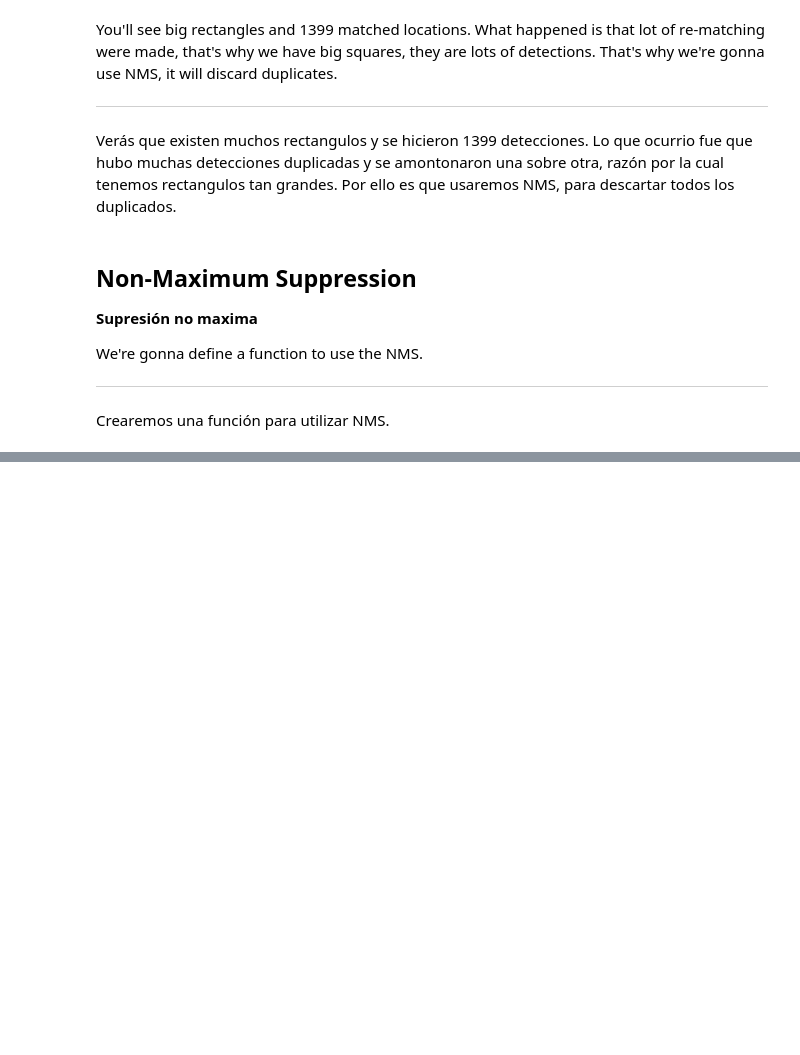
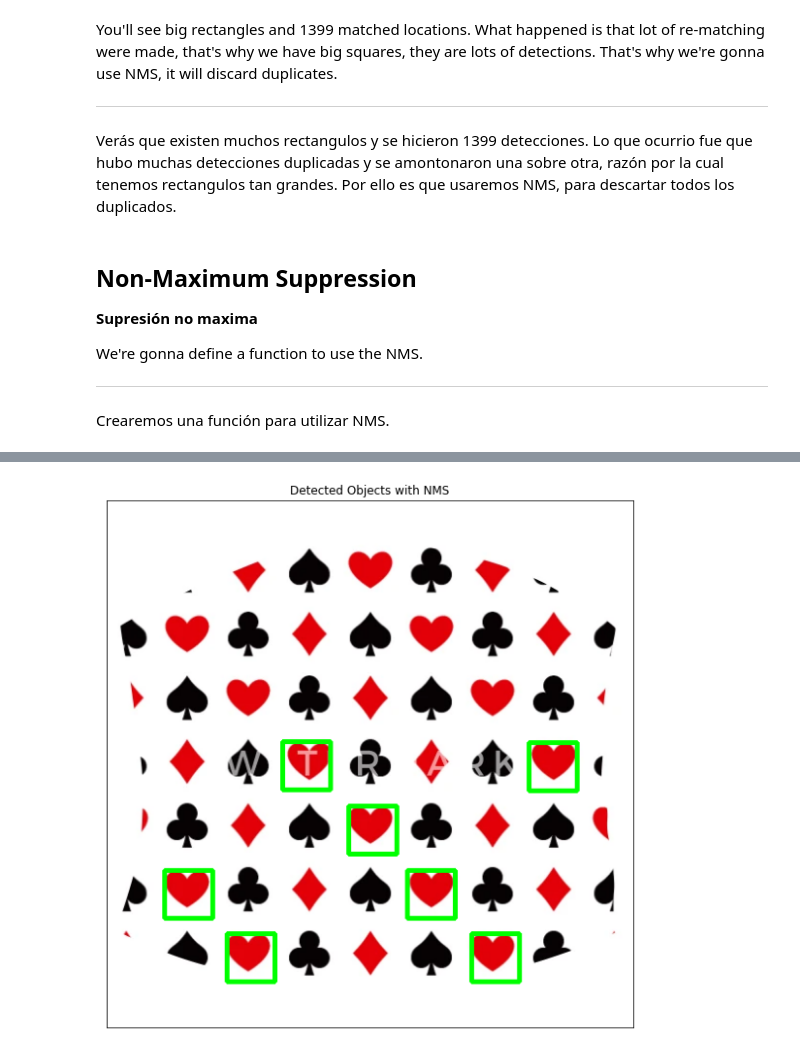
Before and after one commit to Cachemarra/ComputerVision, a Jupyter notebook: template-matching/template-matching.ipynb, the cells around one changed output, grey strips where cells are left out. Drawn from its saved outputs; the diff is of its cells as text; code cells hidden in the pictures; blank space fills up the shorter version.

Commit message:
Finalized template-matching.ipynb

```diff
--- a/template-matching/template-matching.ipynb
+++ b/template-matching/template-matching.ipynb
@@ -240,0 +239,32 @@ def non_max_supression(boxes: np.ndarray, overlapThresh=0.6) -> np.ndarray:
+# %%
+#%% Using the NMS algorithm
+
+# Initializing our list of rectangles and a new clone
+rects = []
+del clone; clone = image.copy()
+
+# Loop over the starting (x, y)-coordinates of the bounding boxes
+for (x, y) in zip(x_coord, y_coord):
+    # Update our list of rectangles
+    rects.append((x, y, x + tW, y + tH))
+
+# Apply the NMS algorithm
+# Aplicando el algoritmo NMS
+pick = non_max_supression(np.array(rects), 0.6)
+log.info(f"[INFO] Detected {len(pick)} matched locations AFTER NMS.")
+
+# Loop over the final bounding boxes
+# Iteramos sobre las cajas delimitadoras finales
+for (xA, yA, xB, yB) in pick:
+    # Draw a bounding box around the detected object
+    # Dibujamos una caja delimitadora alrededor del objeto detectado
+    cv2.rectangle(clone, (xA, yA), (xB, yB), (0, 255, 0), 3)
+
+# Show the image after NMS
+# Mostramos la imagen después de NMS
+plt.figure(figsize=(15, 10))
+plt.imshow(clone[:,:,::-1])
+plt.title('Detected Objects with NMS')
+plt.xticks([]), plt.yticks([])
+plt.show()
+# %% [output]
@@ -240,0 +272 @@ def non_max_supression(boxes: np.ndarray, overlapThresh=0.6) -> np.ndarray:
+[figure, added]
```
Also changed, not shown: parts of 6 cells of this notebook.
